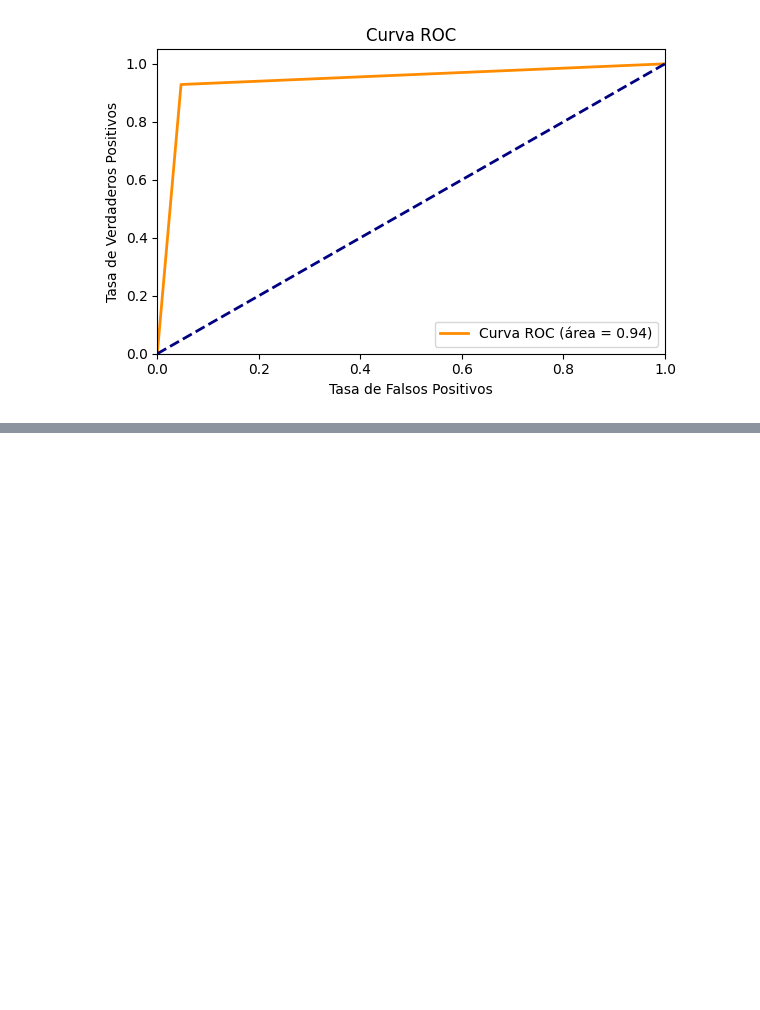
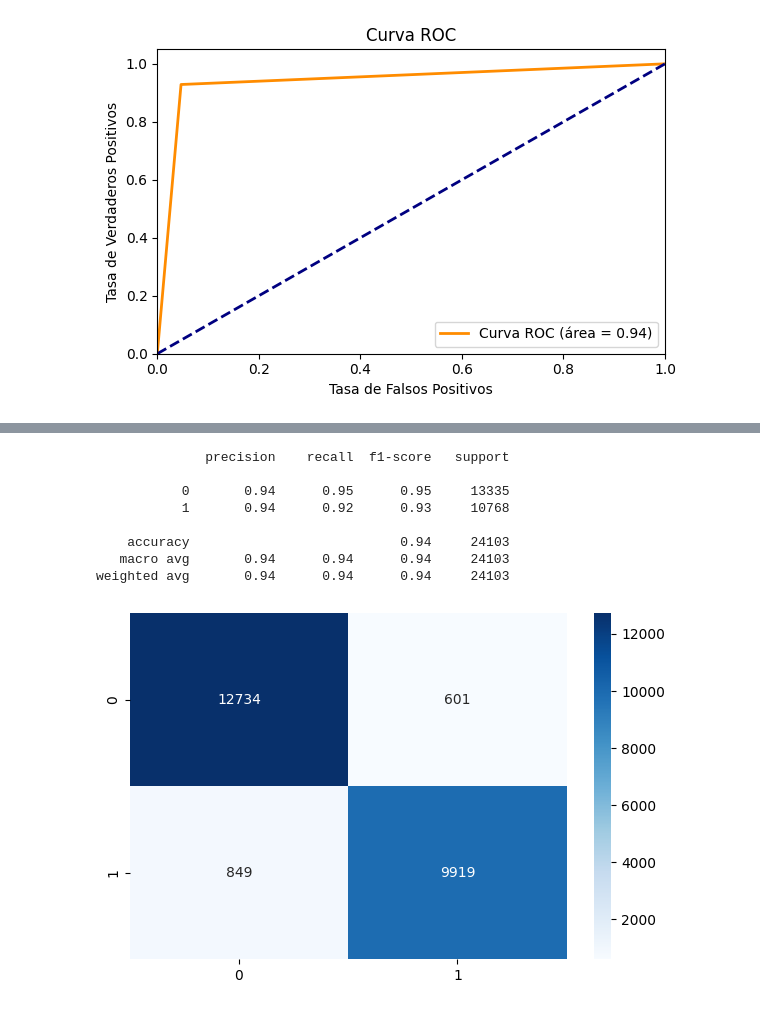
Before and after one commit to SimonBIgnacio/Hotel_evaluation, a Jupyter notebook: Prediction model/Hotel_predictions.ipynb, the cells around one changed output, grey strips where cells are left out. Drawn from its saved outputs; the diff is of its cells as text; code cells hidden in the pictures; blank space fills up the shorter version.

```diff
--- a/Prediction model/Hotel_predictions.ipynb
+++ b/Prediction model/Hotel_predictions.ipynb
@@ -816,0 +831,2 @@ plt.show()
+# %%
+model = Sequential()
@@ -816,0 +835,16 @@ plt.show()
+# %%
+# First hidden layer
+model.add(Dense(21, # How many neurons you have in your first hidden layer
+                input_dim = input_shape, # What is the shape of your input features (number of columns)
+                activation = 'relu')) # What activation function are you using?
+# Second hidden layer
+model.add(Dense(10, # How many neurons you have in your second hidden layer
+                activation = 'relu')) # What activation function are you using?
+# Output layer
+model.add(Dense(1, activation = 'sigmoid'))
+# Step 2: Compile
+model.compile(loss = 'bce', optimizer = 'adam')
+# %%
+history = model.fit(X_train_df, y_train,
+                    validation_data = (X_test_df, y_test),
+                    epochs=10)
@@ -816,0 +885,4 @@ plt.show()
+# %%
+#predictions
+y_pred = model.predict(X_test_df)
+y_pred_clases = np.round(y_pred,)#
@@ -816,0 +891,19 @@ plt.show()
+# %%
+#Confusion Matrix
+
+cm_2 = confusion_matrix(y_test, y_pred_clases)
+
+sns.heatmap(cm_2,annot= True, cmap = "Blues",fmt= "d")
+
+class_report_test = classification_report(y_test, y_pred_clases)
+print(class_report_test)
+# %% [output]
+              precision    recall  f1-score   support
+
+           0       0.94      0.95      0.95     13335
+           1       0.94      0.92      0.93     10768
+
+    accuracy                           0.94     24103
+   macro avg       0.94      0.94      0.94     24103
+weighted avg       0.94      0.94      0.94     24103
+[figure, added]
```
Also changed, not shown: parts of 22 cells of this notebook, 2 other files.
